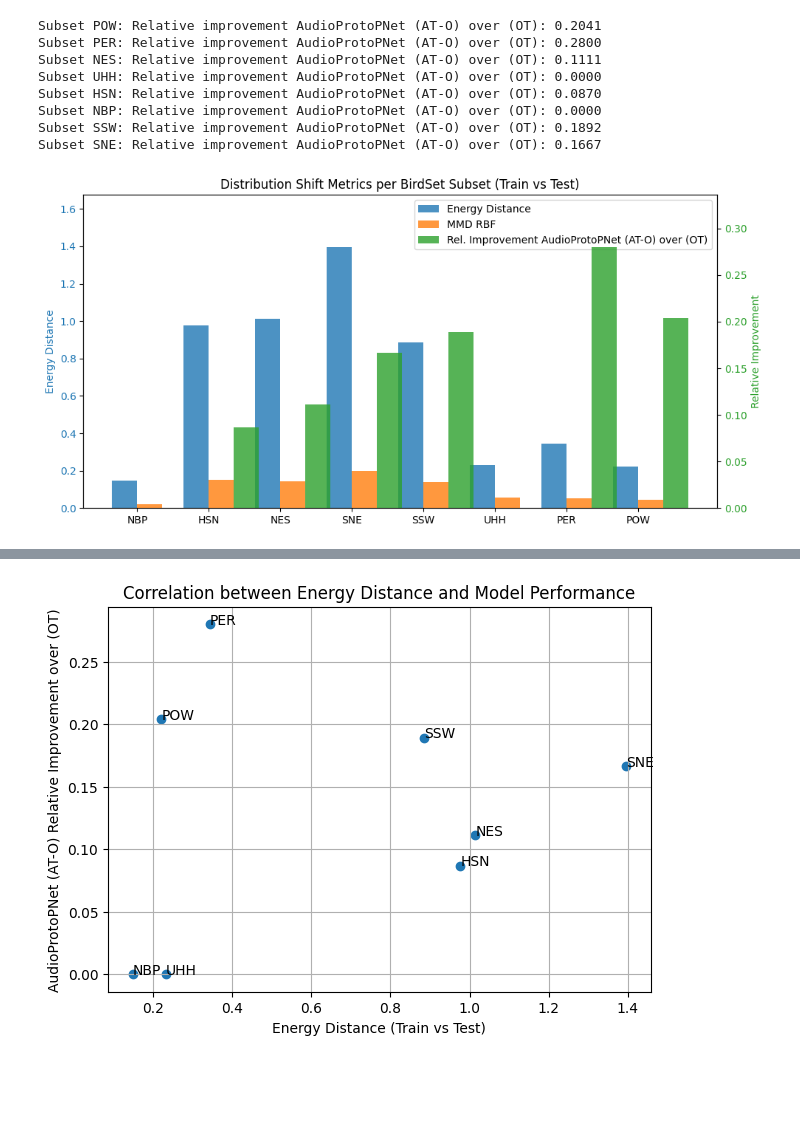
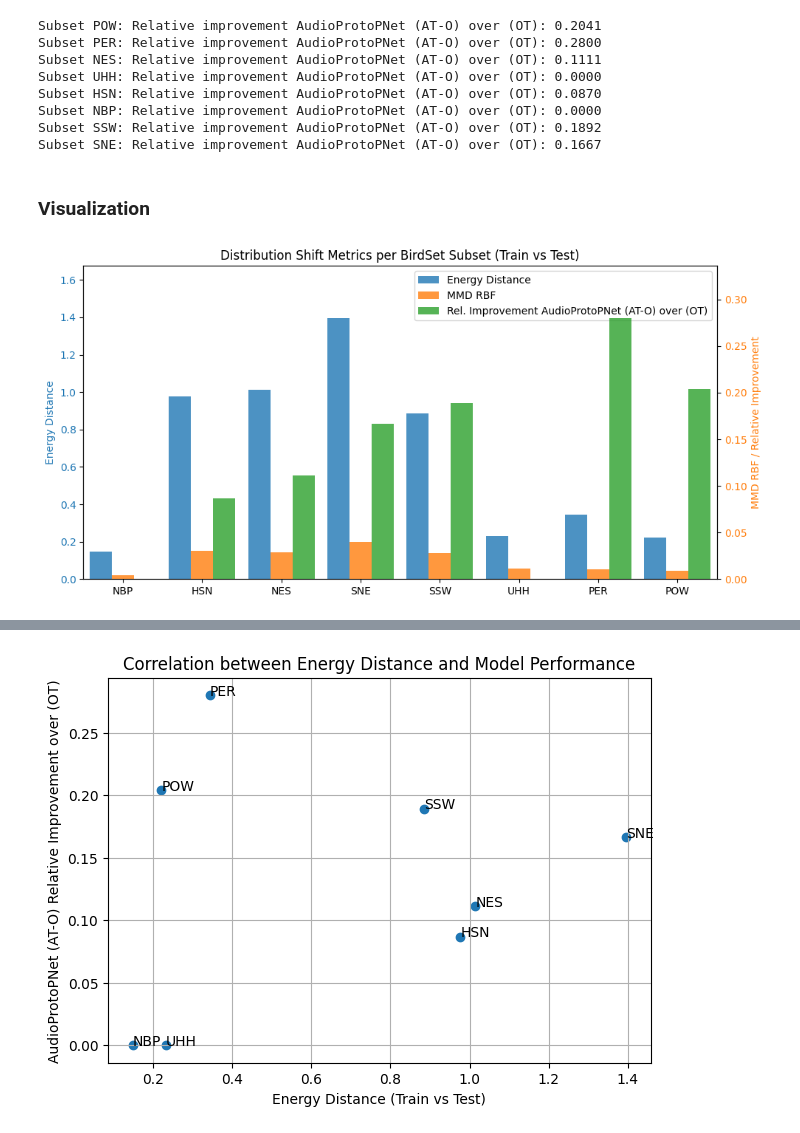
Before and after one commit to DBD-research-group/UncertainBird, a Jupyter notebook: notebooks/distribution-shift/Distribution_Shift_BirdSet.ipynb, the cells around one changed output, grey strips where cells are left out. Saved outputs shown, nothing was run; the diff lists cells and outputs as text; code cells hidden in the pictures; blank space fills up the shorter version.

```diff
--- a/notebooks/distribution-shift/Distribution_Shift_BirdSet.ipynb
+++ b/notebooks/distribution-shift/Distribution_Shift_BirdSet.ipynb
@@ -312,7 +314,7 @@ for subset_name in subset_names:
         dl = DataLoader(
             ds,
             batch_size=1,
-            shuffle=False,
+            shuffle=True,
             num_workers=num_workers,
         )
         waveforms = []
@@ -479,51 +532,58 @@ Subset HSN: Relative improvement AudioProtoPNet (AT-O) over (OT): 0.0870
 Subset NBP: Relative improvement AudioProtoPNet (AT-O) over (OT): 0.0000
 Subset SSW: Relative improvement AudioProtoPNet (AT-O) over (OT): 0.1892
 Subset SNE: Relative improvement AudioProtoPNet (AT-O) over (OT): 0.1667
+# %% [markdown]
+### Visualization
 # %%
 # make a bar plot of the computed metrics per subset
-import matplotlib.pyplot as plt
 subsets = list(data.keys())
 energy_distances = [data[subset].get("energy_distance_train_test", 0) for subset in subsets]
 mmd_values = [data[subset].get("mmd_rbf_train_test", 0) for subset in subsets]
-fig, ax1 = plt.subplots(figsize=(10,5))
-x = np.arange(len(subsets))
+rel_improvements = [
+    data[subset]["model_performance"]["AudioProtoPNet (AT-O)"]["relative_improvement_over_OT"]
+    for subset in subsets
+]
+
+fig, ax1 = plt.subplots(figsize=(10, 5))
 width = 0.35
+gap = 0.2
+group_width = 3 * width + gap
+x = np.arange(len(subsets)) * group_width
 
-# Left axis: Energy Distance
 color1 = "C0"
-bars1 = ax1.bar(x - width/2, energy_distances, width, label="Energy Distance", color=color1, alpha=0.8)
+bars1 = ax1.bar(x - width, energy_distances, width, label="Energy Distance", color=color1, alpha=0.8)
 ax1.set_ylabel("Energy Distance", color=color1)
 ax1.tick_params(axis="y", labelcolor=color1)
 ax1.set_xticks(x)
 ax1.set_xticklabels(subsets)
 ax1.set_ylim(0, max(energy_distances) * 1.2)
+ax1.set_xlim(x[0] - group_width / 2, x[-1] + group_width / 2)
 
-# Right axis: MMD RBF
 ax2 = ax1.twinx()
 color2 = "C1"
-bars2 = ax2.bar(x + width/2, mmd_values, width, label="MMD RBF", color=color2, alpha=0.8)
-ax2.set_ylabel("MMD RBF", color=color2)
+bars2 = ax2.bar(x, mmd_values, width, label="MMD RBF", color=color2, alpha=0.8)
+bars3 = ax2.bar(
+    x + width,
+    rel_improvements,
+    width,
+    label="Rel. Improvement AudioProtoPNet (AT-O) over (OT)",
+    color="C2",
+    alpha=0.8,
+)
+
+lower = min(0, min(mmd_values), min(rel_improvements))
+upper = max(max(mmd_values), max(rel_improvements))
+ax2.set_ylabel("MMD RBF / Relative Improvement", color=color2)
 ax2.tick_params(axis="y", labelcolor=color2)
-ax2.set_ylim(0, max(mmd_values) * 1.2)
-
-# add a third bar for relative improvement of AudioProtoPNet (AT-O) over (OT)
-rel_improvements = [
-    data[subset]["model_performance"]["AudioProtoPNet (AT-O)"]["relative_improvement_over_OT"]
-    for subset in subsets
-]
-bars3 = ax2.bar(x + width*1.5, rel_improvements, width, label="Rel. Improvement AudioProtoPNet (AT-O) over (OT)", color="C2", alpha=0.8)
-ax2.set_ylabel("Relative Improvement", color="C2")
-ax2.tick_params(axis="y", labelcolor="C2")
-ax2.set_ylim(min(rel_improvements) * 1.2, max(rel_improvements) * 1.2)
+ax2.set_ylim(lower * 1.2, upper * 1.2 if upper > 0 else 0.1)
 
 plt.title("Distribution Shift Metrics per BirdSet Subset (Train vs Test)")
 
-# Combined legend
 handles1, labels1 = ax1.get_legend_handles_labels()
 handles2, labels2 = ax2.get_legend_handles_labels()
 ax1.legend(handles1 + handles2, labels1 + labels2, loc="upper right")
 
 fig.tight_layout()
 plt.show()
 # %% [output]
-[figure, old version]
+[figure, new version]
```
Also changed, not shown: parts of 6 cells of this notebook, 1 other file.
